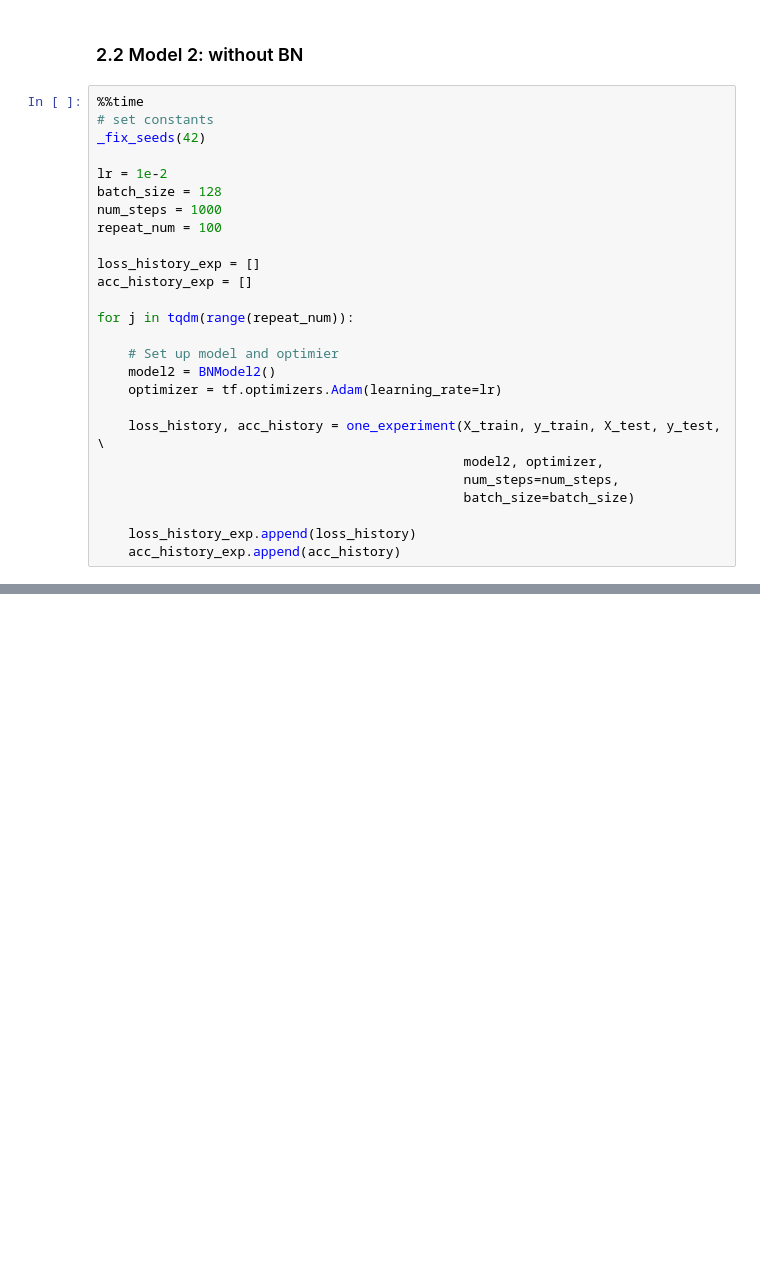
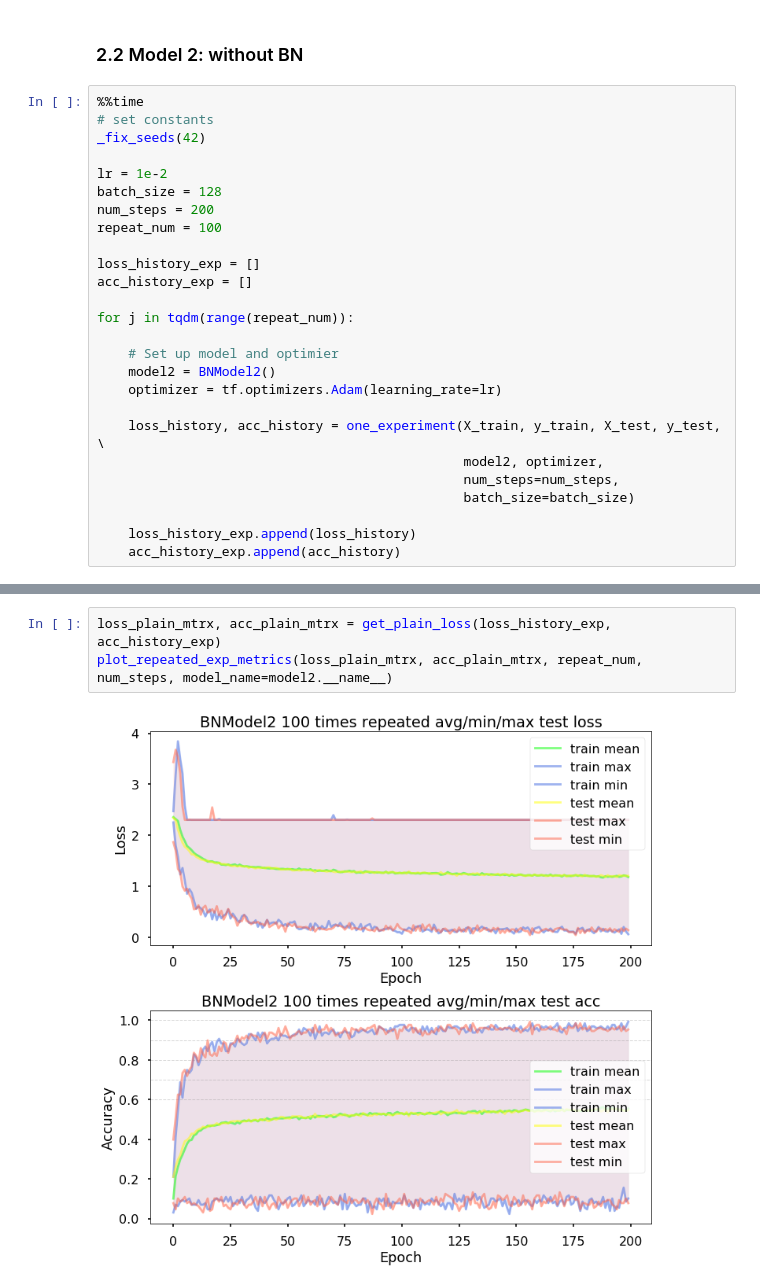
Before and after one commit to mike-chesnokov/deep_learining_nikolenko, a Jupyter notebook: chapters/04_chapter_4.3_batch_norm.ipynb, the cells around one changed output, grey strips where cells are left out. Saved outputs shown, nothing was run; the diff lists cells and outputs as text; blank space fills up the shorter version.

```diff
--- a/chapters/04_chapter_4.3_batch_norm.ipynb
+++ b/chapters/04_chapter_4.3_batch_norm.ipynb
@@ -277,7 +215,7 @@ _fix_seeds(42)
 
 lr = 1e-2
 batch_size = 128
-num_steps = 1000
+num_steps = 200
 repeat_num = 100
 
 loss_history_exp = []
@@ -396,0 +240,5 @@ plt.show()
+# %%
+loss_plain_mtrx, acc_plain_mtrx = get_plain_loss(loss_history_exp, acc_history_exp)
+plot_repeated_exp_metrics(loss_plain_mtrx, acc_plain_mtrx, repeat_num, num_steps, model_name=model2.__name__)
+# %% [output]
+[figure, added]
```
Also changed, not shown: parts of 12 cells of this notebook, 2 other files.
